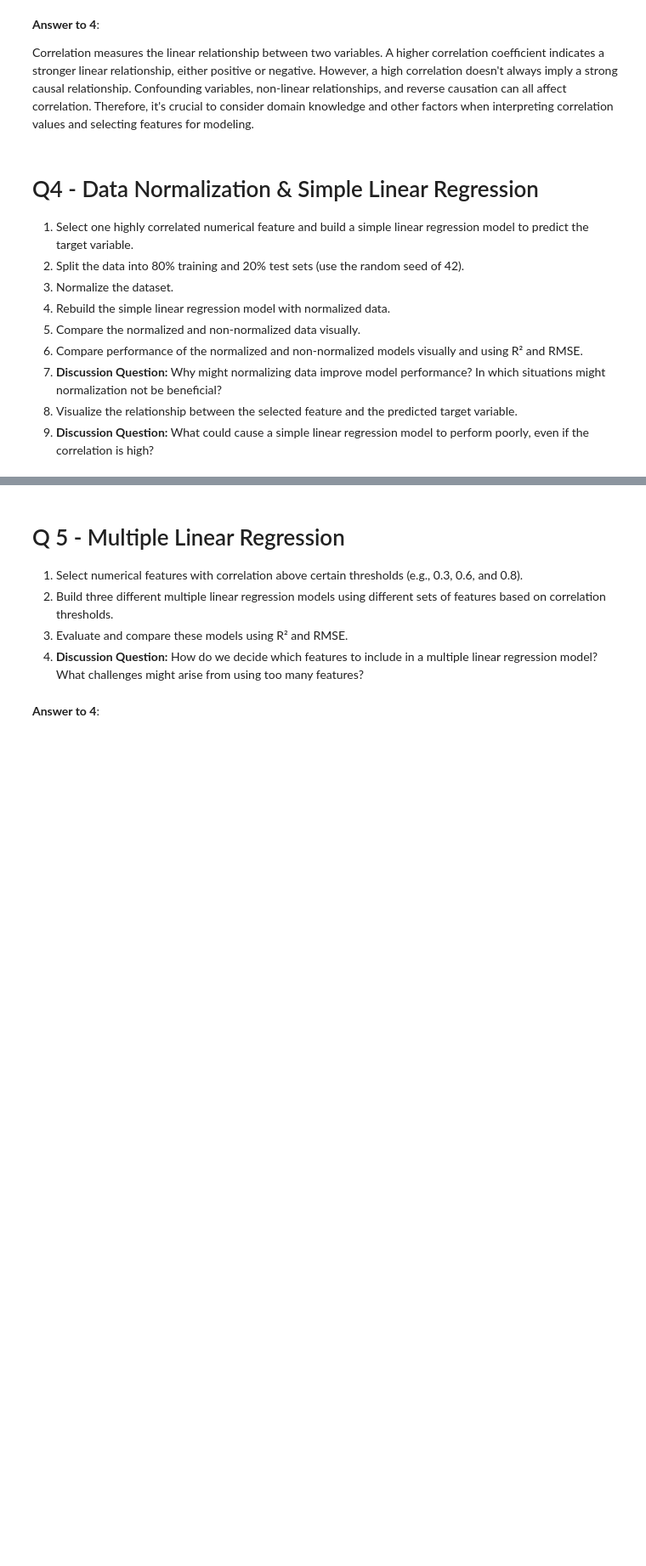
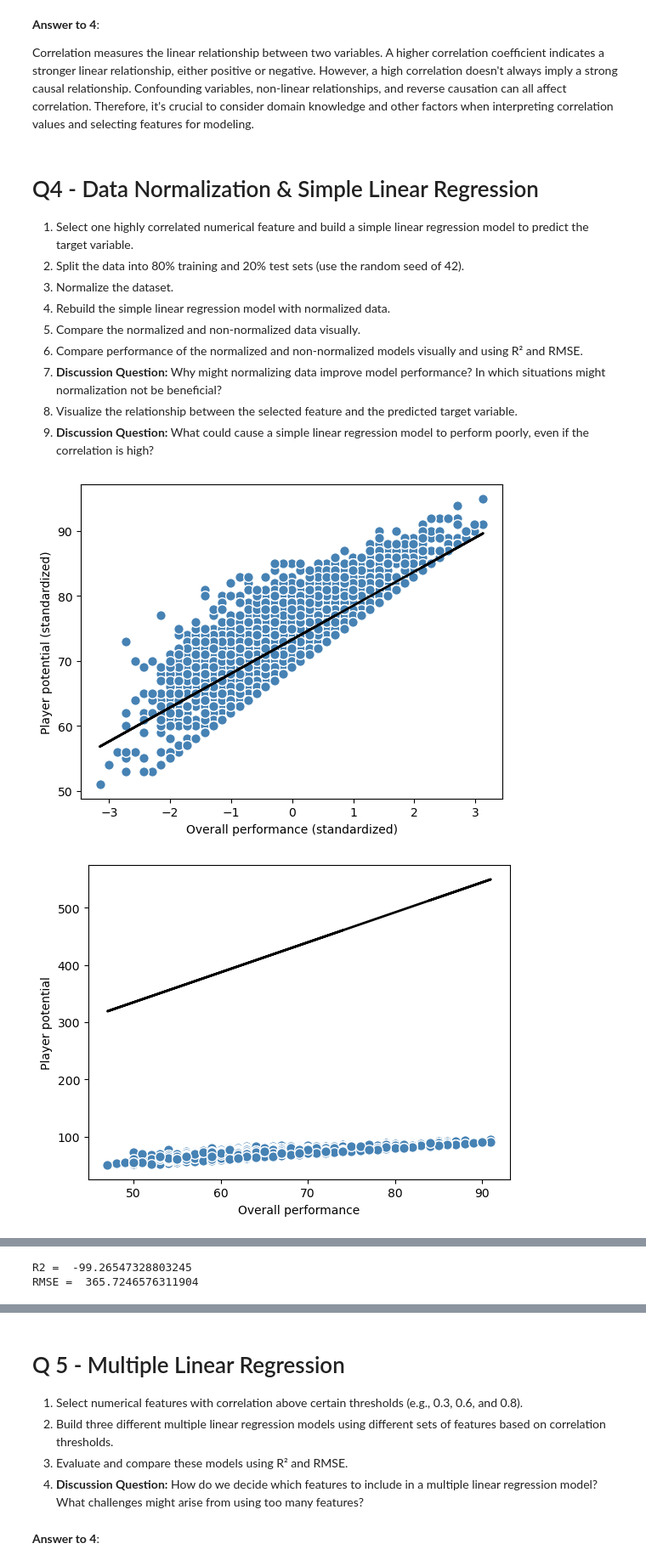
Before and after one commit to JanikThePanic/DATASCI3000-lab-assignments, a Jupyter notebook: Assignment 1/Assignment 1_Linear Regression.ipynb, the cells around one changed output, grey strips where cells are left out. Shown at 85% size. Cells and saved outputs as stored; diff of their text form; code cells hidden in the pictures; blank space fills up the shorter version.

```diff
--- a/Assignment 1/Assignment 1_Linear Regression.ipynb
+++ b/Assignment 1/Assignment 1_Linear Regression.ipynb
@@ -141,3 +141,66 @@ Correlation measures the linear relationship between two variables. A higher cor
 7. **Discussion Question:** Why might normalizing data improve model performance? In which situations might normalization not be beneficial?
 8. Visualize the relationship between the selected feature and the predicted target variable.
 9. **Discussion Question:** What could cause a simple linear regression model to perform poorly, even if the correlation is high?
+# %%
+#Imports the linear regression model from sklearn
+from sklearn.linear_model import LinearRegression
+#Picked highly correlated features
+x = dataset[['Overall']].values
+y = dataset[['Potential']].values
+
+from sklearn.model_selection import train_test_split
+#splits the test size to 20% and train size to 80% with a 42 random seed
+x_train, x_test, y_train, y_test = train_test_split(x, y, test_size = 0.2, random_state= 42)
+
+from sklearn.preprocessing import StandardScaler
+#Defines the function standard scaler
+sc = StandardScaler()
+#Normalizes the data for training
+x_train_std = sc.fit_transform(x_train)
+x_test_std = sc.fit_transform(x_test)
+
+#Rebuilding the linear regression model to the normalized dataset above
+lr = LinearRegression()
+lr.fit(x_train_std, y_train)
+
+#Function to plot the training process to visualize its efficiency
+def lin_regplot(x, y, model):
+    plt.scatter(x, y, c='steelblue', edgecolor='white', s=70)
+    plt.plot(x, model.predict(x), color='black', lw=2)
+    return
+#Plotting the standardized training process to visualize its efficiency
+lin_regplot(x_train_std, y_train, lr)
+plt.xlabel('Overall performance (standardized)')
+plt.ylabel('Player potential (standardized)')
+plt.show()
+
+#Plotting the non-standardized training process to visualize its efficiency
+lin_regplot(x_train, y_train, lr)
+plt.xlabel('Overall performance')
+plt.ylabel('Player potential')
+plt.show()
+
+
+#Visualizing the non-standardized prediction graphically
+lin_regplot(x_test, y_test, lr)
+plt.xlabel('Prediction: Overall performance (standardized)')
+plt.ylabel('Player potential (standardized)')
+plt.show()
+#Visualizing the standardized prediction graphically
+lin_regplot(x_test_std, y_test, lr)
+plt.xlabel('Prediction: Overall performance')
+plt.ylabel('Player potential')
+plt.show()
+
+#Running the predition non-standardized regular data
+y_pred_test = lr.predict(x_test)
+#Running the prediction using standardized data
+y_pred_test_std = lr.predict(x_test_std)
+
+#Use R2 and RMSE to see the evaluate the accuracy of the startdadized and non-standardized models
+from sklearn.metrics import r2_score, mean_squared_error
+print ('R2 = ', r2_score(y_pred_test,y_pred_test_std ))
+print ('RMSE = ', mean_squared_error(y_pred_test,y_pred_test_std, squared=False))
+# %% [output]
+[figure, added]
+[figure, added]
@@ -143,0 +209,2 @@ Correlation measures the linear relationship between two variables. A higher cor
+R2 =  -99.26547328803245
+RMSE =  365.7246576311904
```
Also changed, not shown: parts of 3 cells of this notebook.
